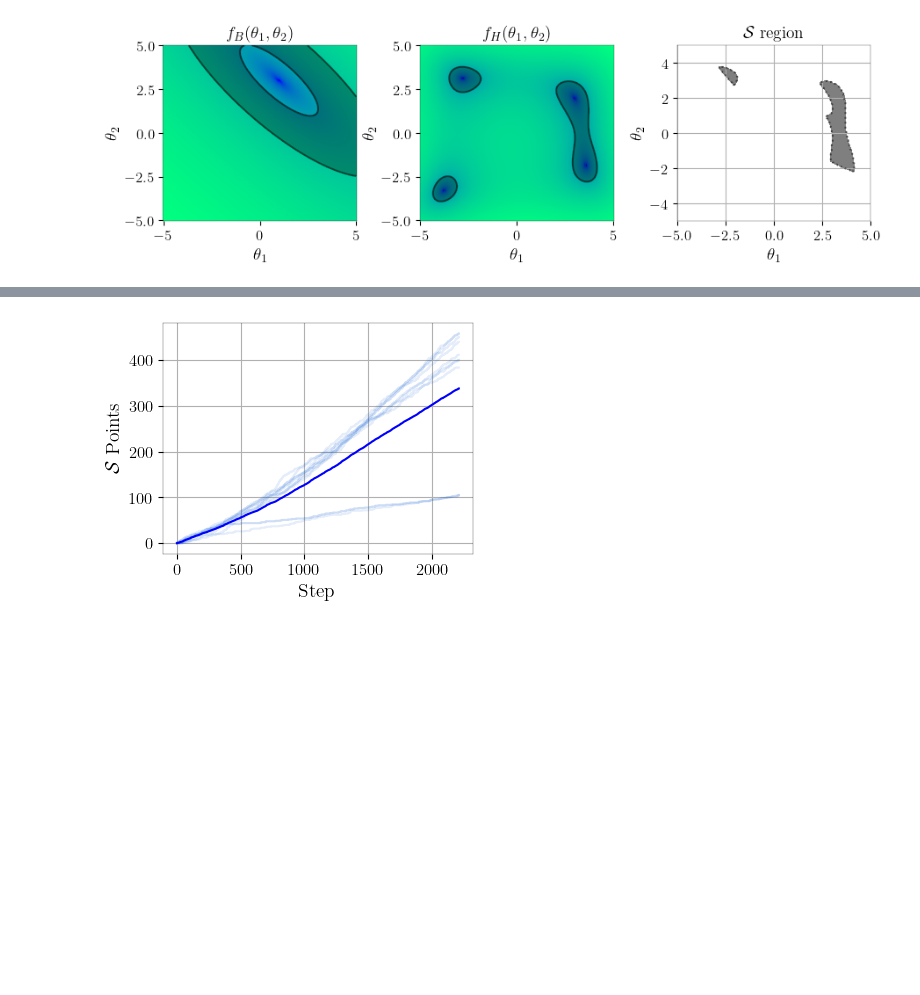
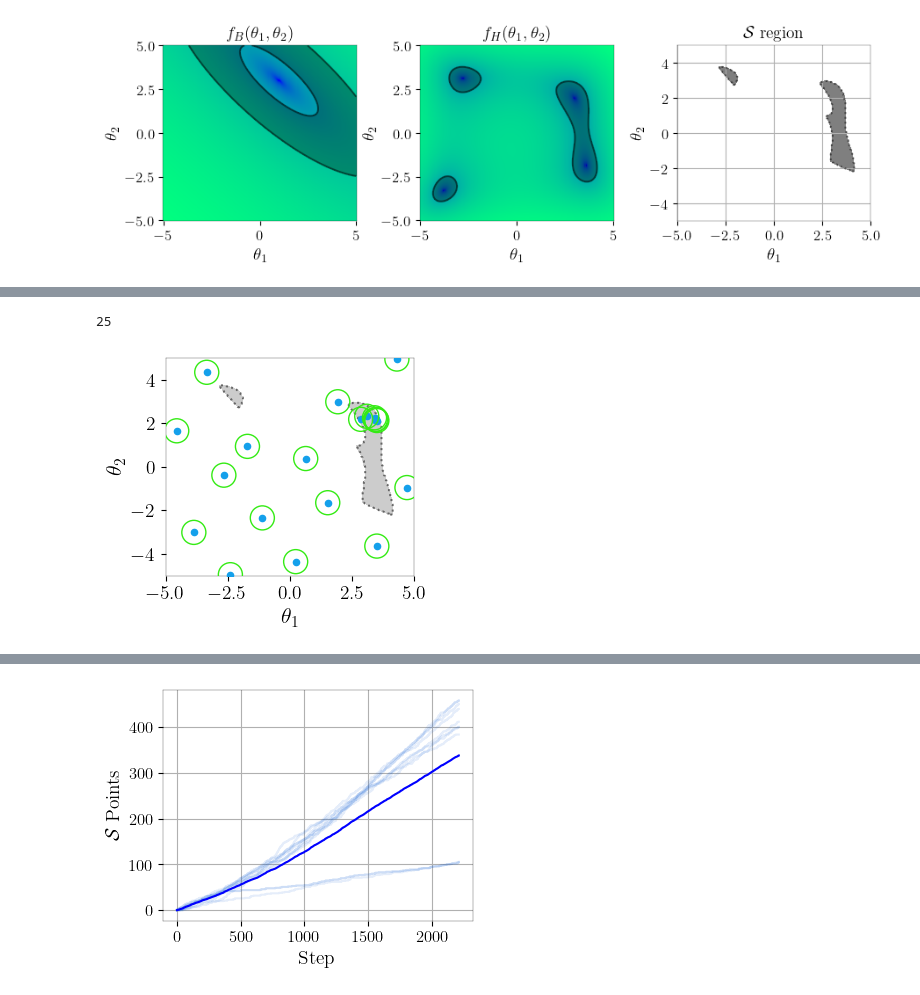
Before and after one commit to moiseszeleny/blssm-bcastor, a Jupyter notebook: experiments_paper/visualisation/notebooks/paper_plots.ipynb, the cells around one changed output, grey strips where cells are left out. Cells and saved outputs as stored; diff of their text form; code cells hidden in the pictures; blank space fills up the shorter version.

```diff
--- a/experiments_paper/visualisation/notebooks/paper_plots.ipynb
+++ b/experiments_paper/visualisation/notebooks/paper_plots.ipynb
@@ -92,7 +89,7 @@ lhs = []
 for point in xy:
     lhs.append(him_boo(point))
 # %%
-df = objective_function.as_dataframe()
+df = obj_fn.as_dataframe()
 df['lhs'] = lhs
 df.head()
 # %% [output]
@@ -106,9 +103,9 @@ df.head()
 import matplotlib.pyplot as plt
 text_configuration = {
     'usetex': True,
-    'axes_labels_size': 14,
-    'ticks_labels_size': 12,
-    'legend_font_size': 12
+    'axes_labels_size': 16,
+    'ticks_labels_size': 14,
+    'legend_font_size': 14
 }
 
 plt.rc('text', usetex=True)
@@ -186,0 +186,9 @@ plt.show()
+# %%
+objective_function = ObjectiveFunction(
+            space_config,
+            himmelblau_booth,
+            cas=True
+            )
+
+bcastor = bCASTOR(objective_function=objective_function,
+                  hyper_parameters= 'bcastor_hyper_params.yaml')
@@ -186,0 +220,34 @@ plt.show()
+# %%
+ len(objective_function.x)
+# %% [output]
+25
+# %%
+init_points = objective_function.x[:20]
+# %%
+fig, ax = plt.subplots(figsize=(3.5,3))
+
+#ax = axs[2]
+Z_ = df.lhs.to_numpy().reshape(Z.shape)
+
+contour_filled = ax.contourf( df.x.to_numpy().reshape(X.shape),
+    df.y.to_numpy().reshape(Y.shape), Z_, levels=[-1, np.inf], colors='black', alpha=0.2)
+ax.contour( df.x.to_numpy().reshape(X.shape),
+    df.y.to_numpy().reshape(Y.shape), Z_, levels=[-1, np.inf], colors='black', alpha=0.5, linestyles='dotted')
+#ax.set_title(r'$\mathcal{S} \mathrm{\ region}$')
+#plt.clabel(contour, inline=True, fontsize=8)
+#ax.title('Contour Levels of a Gaussian Function')
+
+#plt.grid(True)
+#plt.colorbar()
+ax.scatter(init_points[:,0],init_points[:,1], zorder=4, s=20, c='#14a0eb')
+ax.scatter(init_points[:,0],init_points[:,1], zorder=5,  s=300, edgecolors='#34EB14', facecolors='none',)
+
+
+ax.set_xlabel(r'$\theta_1$')
+ax.set_ylabel(r'$\theta_2$')
+plt.tight_layout()
+plt.grid(False)
+plt.savefig('plots/bcastor_init_dataset.pdf')
+plt.show()
+# %% [output]
+[figure, added]
```
Also changed, not shown: parts of 16 cells of this notebook, 11 other files.
